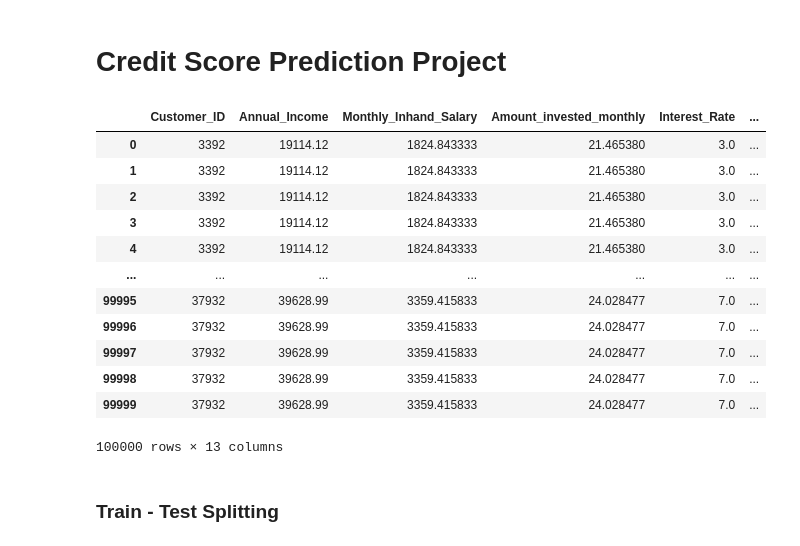
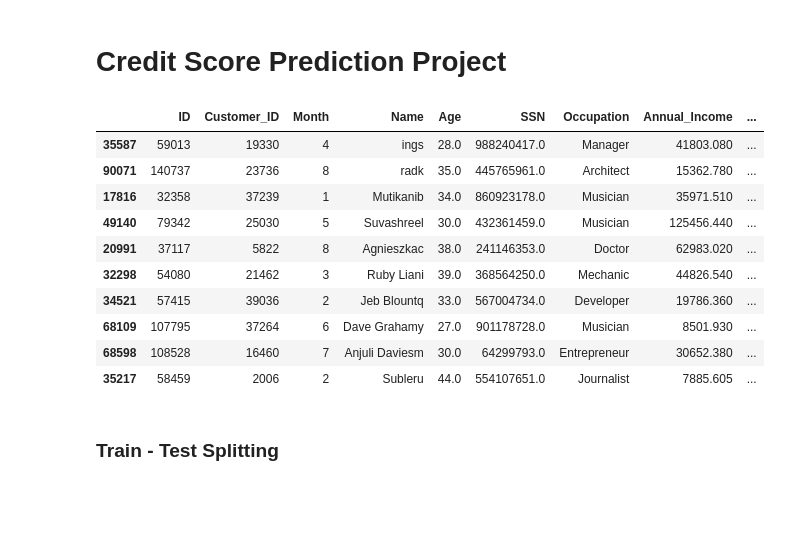
Before and after one commit to RumeysaHilal/Credit_Score_Prediction_Project, a Jupyter notebook: credit-preprocess.ipynb, the cells around one changed output. Cells and saved outputs as stored; diff of their text form; code cells hidden in the pictures; blank space fills up the shorter version.

```diff
--- a/credit-preprocess.ipynb
+++ b/credit-preprocess.ipynb
@@ -21,21 +21,24 @@ import credit_func
 
 url = "credit-score.csv"
 credit_data = pd.read_csv(url)
-credit_func.create_dataFrame(credit_data, csv=True)
+## credit_func.create_dataFrame(credit_data, csv=True)
-# %% [output]
-|  | Customer_ID | Annual_Income | Monthly_Inhand_Salary | Amount_invested_monthly | Interest_Rate | ... |
-| 0 | 3392 | 19114.12 | 1824.843333 | 21.465380 | 3.0 | ... |
-| 1 | 3392 | 19114.12 | 1824.843333 | 21.465380 | 3.0 | ... |
-| 2 | 3392 | 19114.12 | 1824.843333 | 21.465380 | 3.0 | ... |
-| 3 | 3392 | 19114.12 | 1824.843333 | 21.465380 | 3.0 | ... |
-| 4 | 3392 | 19114.12 | 1824.843333 | 21.465380 | 3.0 | ... |
-| ... | ... | ... | ... | ... | ... | ... |
-| 99995 | 37932 | 39628.99 | 3359.415833 | 24.028477 | 7.0 | ... |
-| 99996 | 37932 | 39628.99 | 3359.415833 | 24.028477 | 7.0 | ... |
-| 99997 | 37932 | 39628.99 | 3359.415833 | 24.028477 | 7.0 | ... |
-| 99998 | 37932 | 39628.99 | 3359.415833 | 24.028477 | 7.0 | ... |
-| 99999 | 37932 | 39628.99 | 3359.415833 | 24.028477 | 7.0 | ... |
-100000 rows × 13 columns
+# %%
+pd.set_option('display.max_columns', None)
+pd.set_option('display.max_rows', None)
+pd.set_option('display.width', None)
+(credit_data.sample(10))
+# %% [output]
+|  | ID | Customer_ID | Month | Name | Age | SSN | Occupation | Annual_Income | ... |
+| 35587 | 59013 | 19330 | 4 | ings | 28.0 | 988240417.0 | Manager | 41803.080 | ... |
+| 90071 | 140737 | 23736 | 8 | radk | 35.0 | 445765961.0 | Architect | 15362.780 | ... |
+| 17816 | 32358 | 37239 | 1 | Mutikanib | 34.0 | 860923178.0 | Musician | 35971.510 | ... |
+| 49140 | 79342 | 25030 | 5 | Suvashreel | 30.0 | 432361459.0 | Musician | 125456.440 | ... |
+| 20991 | 37117 | 5822 | 8 | Agnieszkac | 38.0 | 241146353.0 | Doctor | 62983.020 | ... |
+| 32298 | 54080 | 21462 | 3 | Ruby Liani | 39.0 | 368564250.0 | Mechanic | 44826.540 | ... |
+| 34521 | 57415 | 39036 | 2 | Jeb Blountq | 33.0 | 567004734.0 | Developer | 19786.360 | ... |
+| 68109 | 107795 | 37264 | 6 | Dave Grahamy | 27.0 | 901178728.0 | Musician | 8501.930 | ... |
+| 68598 | 108528 | 16460 | 7 | Anjuli Daviesm | 30.0 | 64299793.0 | Entrepreneur | 30652.380 | ... |
+| 35217 | 58459 | 2006 | 2 | Subleru | 44.0 | 554107651.0 | Journalist | 7885.605 | ... |
 # %%
 url = "new_cs.csv"
 credit_data = pd.read_csv(url)
```
Also changed, not shown: 5 other files.
